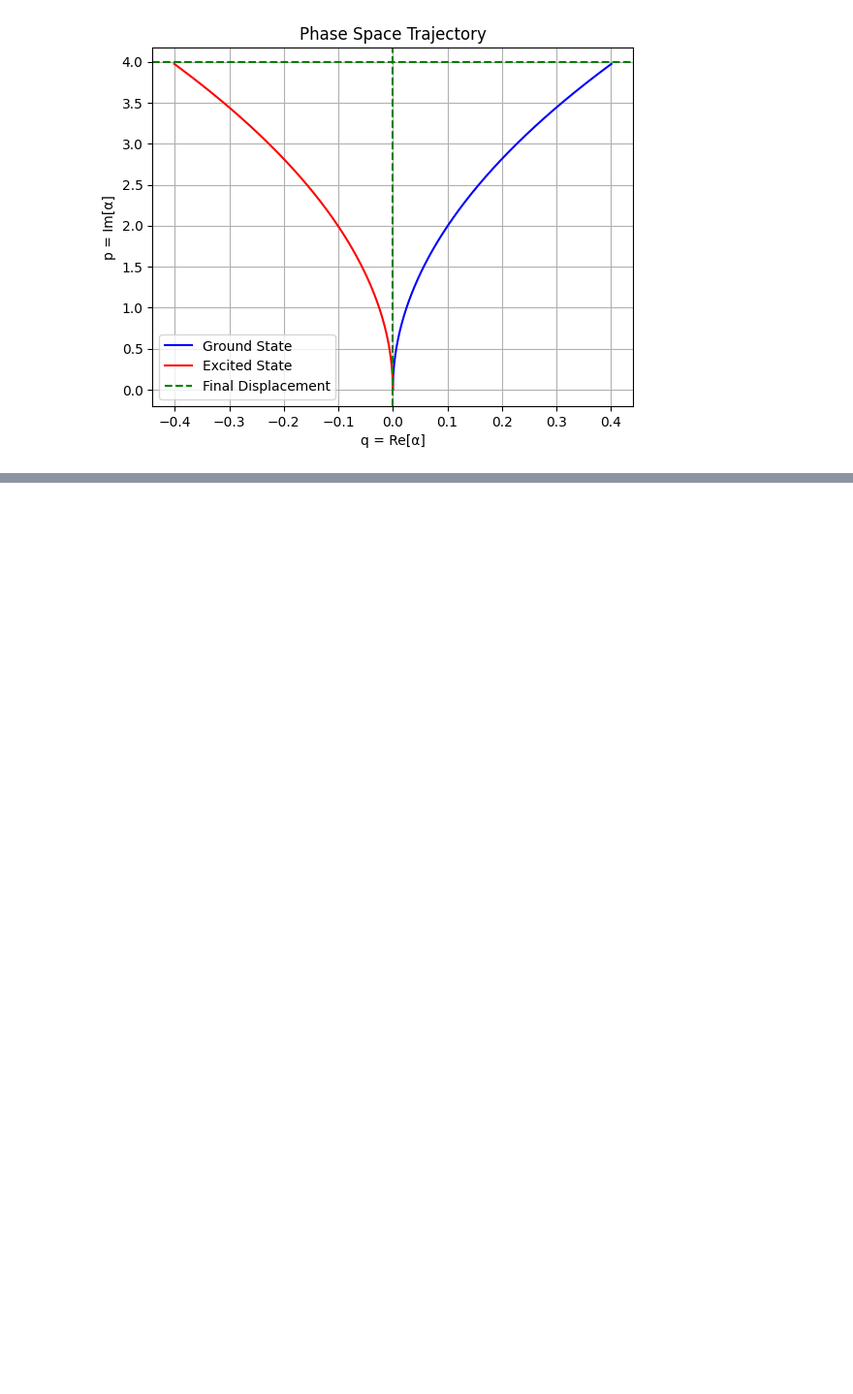
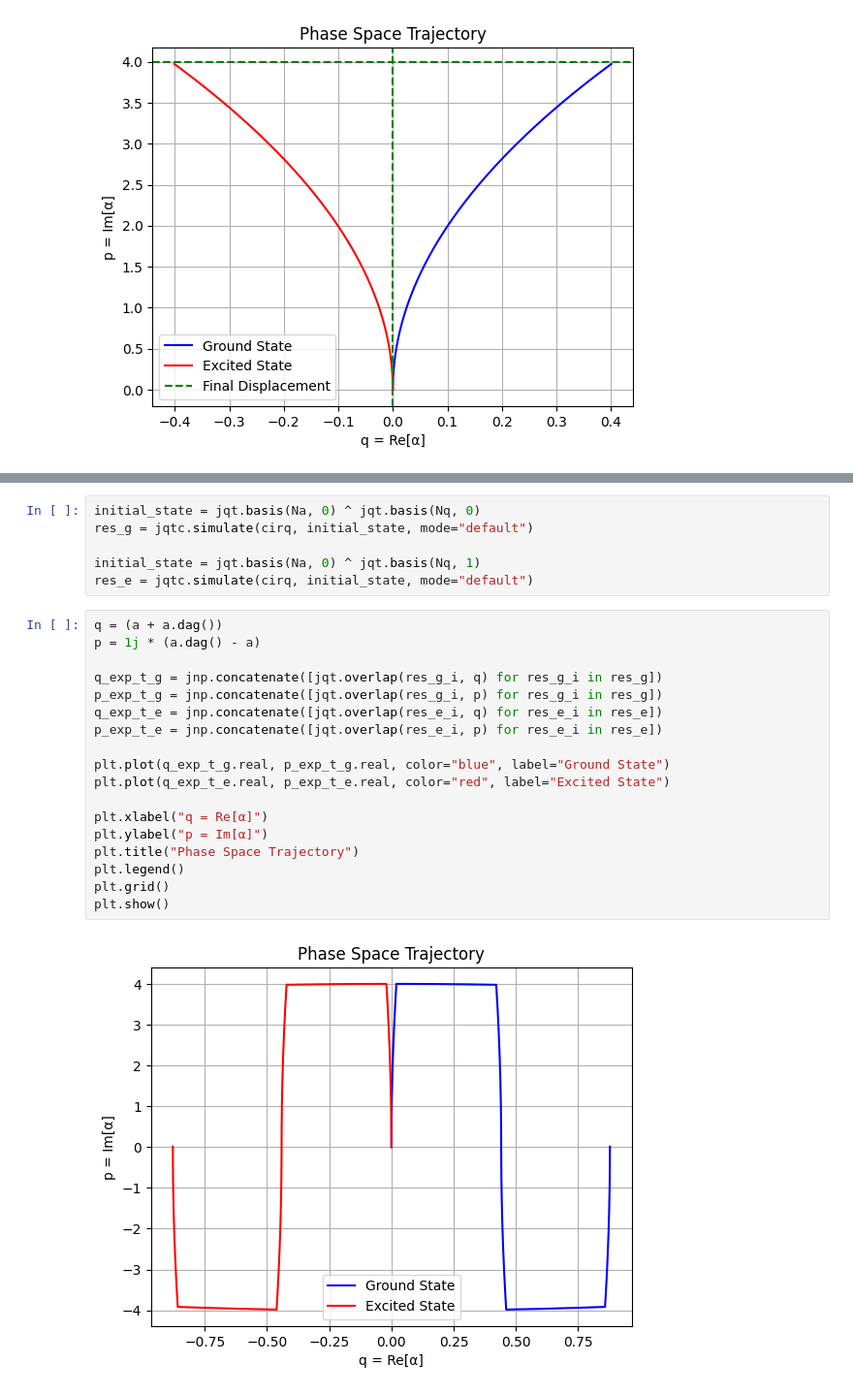
Before and after one commit to EQuS/jaxquantum, a Jupyter notebook: experiments/circuit/1-demo.ipynb, the cells around one changed output, grey strips where cells are left out. Shown: that part at 97% size. Saved outputs shown, nothing was run; the diff lists cells and outputs as text; blank space fills up the shorter version.

```diff
--- a/experiments/circuit/1-demo.ipynb
+++ b/experiments/circuit/1-demo.ipynb
@@ -437,0 +493,26 @@ plt.show()
+# %%
+initial_state = jqt.basis(Na, 0) ^ jqt.basis(Nq, 0)
+res_g = jqtc.simulate(cirq, initial_state, mode="default")
+
+initial_state = jqt.basis(Na, 0) ^ jqt.basis(Nq, 1)
+res_e = jqtc.simulate(cirq, initial_state, mode="default")
+# %%
+q = (a + a.dag())
+p = 1j * (a.dag() - a)
+
+q_exp_t_g = jnp.concatenate([jqt.overlap(res_g_i, q) for res_g_i in res_g])
+p_exp_t_g = jnp.concatenate([jqt.overlap(res_g_i, p) for res_g_i in res_g])
+q_exp_t_e = jnp.concatenate([jqt.overlap(res_e_i, q) for res_e_i in res_e])
+p_exp_t_e = jnp.concatenate([jqt.overlap(res_e_i, p) for res_e_i in res_e])
+
+plt.plot(q_exp_t_g.real, p_exp_t_g.real, color="blue", label="Ground State")
+plt.plot(q_exp_t_e.real, p_exp_t_e.real, color="red", label="Excited State")
+
+plt.xlabel("q = Re[α]")
+plt.ylabel("p = Im[α]")
+plt.title("Phase Space Trajectory")
+plt.legend()
+plt.grid()
+plt.show()
+# %% [output]
+[figure, added]
```
Also changed, not shown: parts of 3 cells of this notebook, 2 other files.
